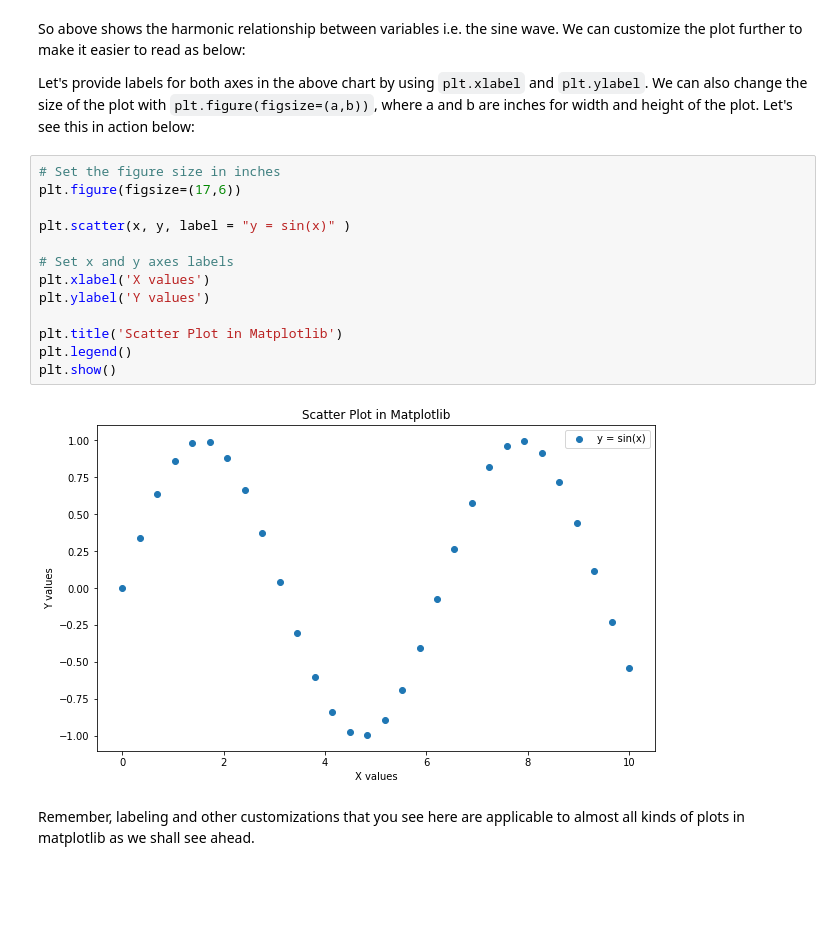
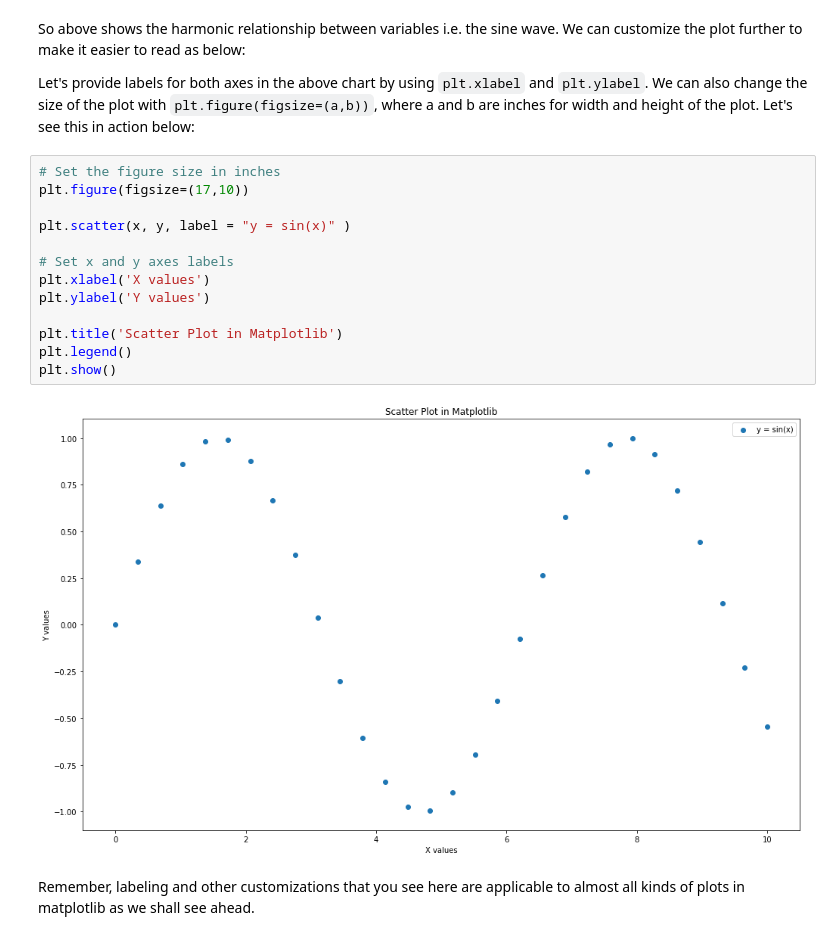
Before and after one commit to UpwardTrajectory/dsc-1-01-23-visualizing-data-seattle-ds-career-040119, a Jupyter notebook: index.ipynb, the cells around one changed output. Drawn from its saved outputs; the diff is of its cells as text; blank space fills up the shorter version.

```diff
--- a/index.ipynb
+++ b/index.ipynb
@@ -62,19 +62,19 @@ So above shows the harmonic relationship between variables i.e. the sine wave. W
 Let's provide labels for both axes in the above chart by using `plt.xlabel` and `plt.ylabel`. We can also change the size of the plot with `plt.figure(figsize=(a,b))`, where a and b are inches for width and height of the plot. Let's see this in action below:
 # %%
 # Set the figure size in inches
-plt.figure(figsize=(17,6))
+plt.figure(figsize=(17,10))
 
 plt.scatter(x, y, label = "y = sin(x)" )
 
 # Set x and y axes labels
 plt.xlabel('X values')
 plt.ylabel('Y values')
 
 plt.title('Scatter Plot in Matplotlib')
 plt.legend()
 plt.show()
 # %% [output]
-[figure, old version]
+[figure, new version]
 # %% [markdown]
 Remember, labeling and other customizations that you see here are applicable to almost all kinds of plots in matplotlib as we shall see ahead.
 # %% [markdown]
```
